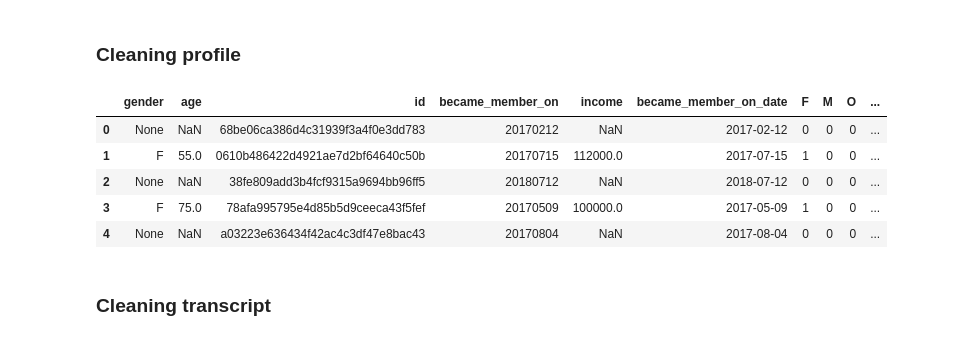
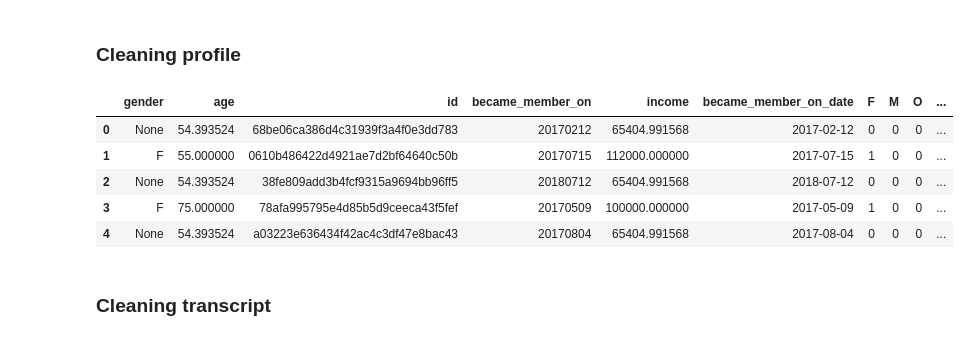
Before and after one commit to Sawy89/dsnd_starbucks_capstone, a Jupyter notebook: Starbucks_Capstone_notebook.ipynb, the cells around one changed output. Saved outputs shown, nothing was run; the diff lists cells and outputs as text; code cells hidden in the pictures.

```diff
--- a/Starbucks_Capstone_notebook.ipynb
+++ b/Starbucks_Capstone_notebook.ipynb
@@ -217,17 +217,19 @@ portfolio.head()
 # %%
 # Convert become_member_on in datetime
 profile['became_member_on_date'] = pd.to_datetime(profile['became_member_on'], format='%Y%m%d')
 profile.loc[profile['age']==118,'age'] = None
+profile.loc[pd.isnull(profile['age']), 'age'] = profile['age'].mean() # None = average
+profile.loc[pd.isnull(profile['income']), 'income'] = profile['income'].mean() # None = average
 profile = profile.join(pd.get_dummies(profile['gender']))
 profile['member_days'] = 1 + (profile['became_member_on_date'].max() - profile['became_member_on_date']).dt.days
 profile.head()
 # %% [output]
 |  | gender | age | id | became_member_on | income | became_member_on_date | F | M | O | ... |
-| 0 | None | NaN | 68be06ca386d4c31939f3a4f0e3dd783 | 20170212 | NaN | 2017-02-12 | 0 | 0 | 0 | ... |
-| 1 | F | 55.0 | 0610b486422d4921ae7d2bf64640c50b | 20170715 | 112000.0 | 2017-07-15 | 1 | 0 | 0 | ... |
-| 2 | None | NaN | 38fe809add3b4fcf9315a9694bb96ff5 | 20180712 | NaN | 2018-07-12 | 0 | 0 | 0 | ... |
-| 3 | F | 75.0 | 78afa995795e4d85b5d9ceeca43f5fef | 20170509 | 100000.0 | 2017-05-09 | 1 | 0 | 0 | ... |
-| 4 | None | NaN | a03223e636434f42ac4c3df47e8bac43 | 20170804 | NaN | 2017-08-04 | 0 | 0 | 0 | ... |
+| 0 | None | 54.393524 | 68be06ca386d4c31939f3a4f0e3dd783 | 20170212 | 65404.991568 | 2017-02-12 | 0 | 0 | 0 | ... |
+| 1 | F | 55.000000 | 0610b486422d4921ae7d2bf64640c50b | 20170715 | 112000.000000 | 2017-07-15 | 1 | 0 | 0 | ... |
+| 2 | None | 54.393524 | 38fe809add3b4fcf9315a9694bb96ff5 | 20180712 | 65404.991568 | 2018-07-12 | 0 | 0 | 0 | ... |
+| 3 | F | 75.000000 | 78afa995795e4d85b5d9ceeca43f5fef | 20170509 | 100000.000000 | 2017-05-09 | 1 | 0 | 0 | ... |
+| 4 | None | 54.393524 | a03223e636434f42ac4c3df47e8bac43 | 20170804 | 65404.991568 | 2017-08-04 | 0 | 0 | 0 | ... |
 # %% [markdown]
 ### Cleaning transcript
 # %%
```
Also changed, not shown: parts of 9 cells of this notebook.
